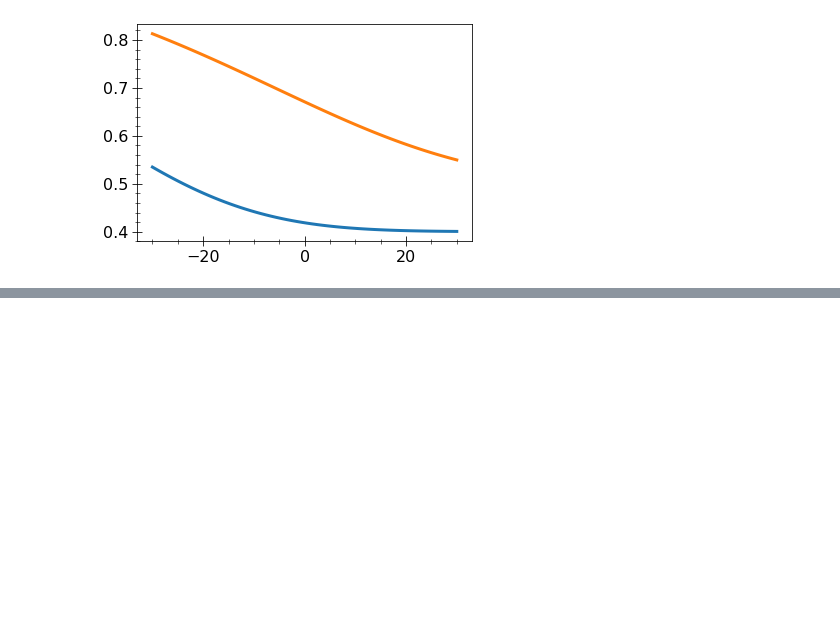
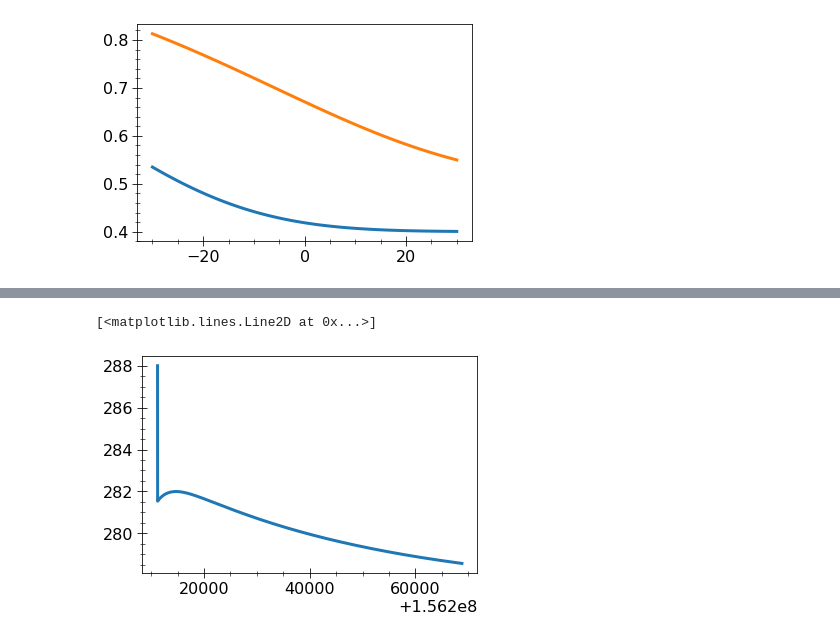
Before and after one commit to BenniSchmiedel/Low-dimensional-EBMs, a Jupyter notebook: Development_tests.ipynb, the cells around one changed output, grey strips where cells are left out. Cells and saved outputs as stored; diff of their text form; code cells hidden in the pictures; blank space fills up the shorter version.

```diff
--- a/Development_tests.ipynb
+++ b/Development_tests.ipynb
@@ -258,3 +259,9 @@ plt.plot(T,(1-0.5*np.tanh(1.9e-15*(T+273.15)**6)))
 # %% [output]
 [<matplotlib.lines.Line2D at 0x...>]
 [figure]
+# %%
+config_base=importer('Dev_Data/Daily.ini')
+variable_importer(config_base)
+config_base,ParasCTRL=add_sellersparameters(config_base,\
+                                    parameterinterpolatorstepwise,'SellersParameterization.ini',2,0,True,True)
+data=rk4alg(model_equation,config_base['eqparam'],config_base['funccomp'])
@@ -260,0 +290,5 @@ plt.plot(T,(1-0.5*np.tanh(1.9e-15*(T+273.15)**6)))
+# %%
+plt.plot(data[0]/365,data[2])
+# %% [output]
+[<matplotlib.lines.Line2D at 0x...>]
+[figure, added]
```
Also changed, not shown: parts of 6 cells of this notebook, 15 other files.
